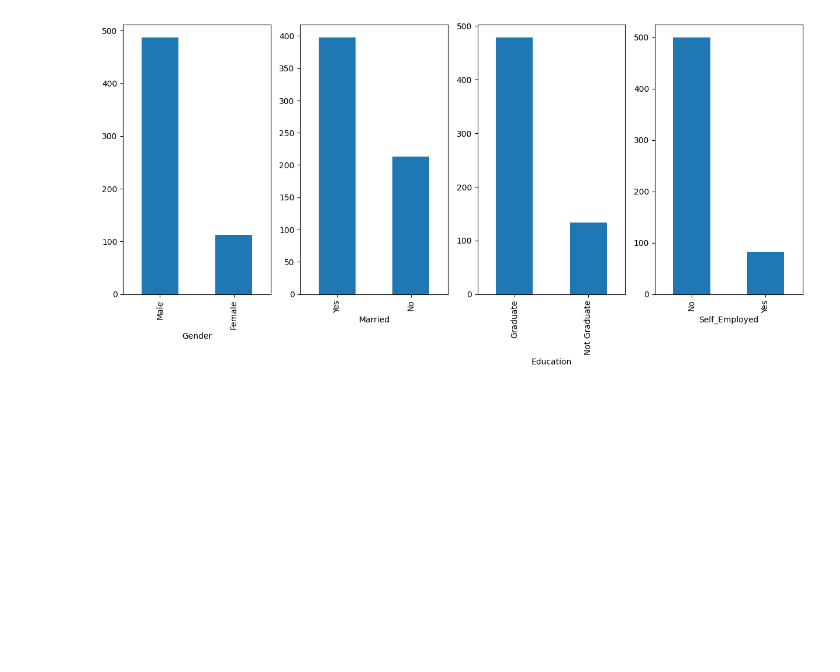
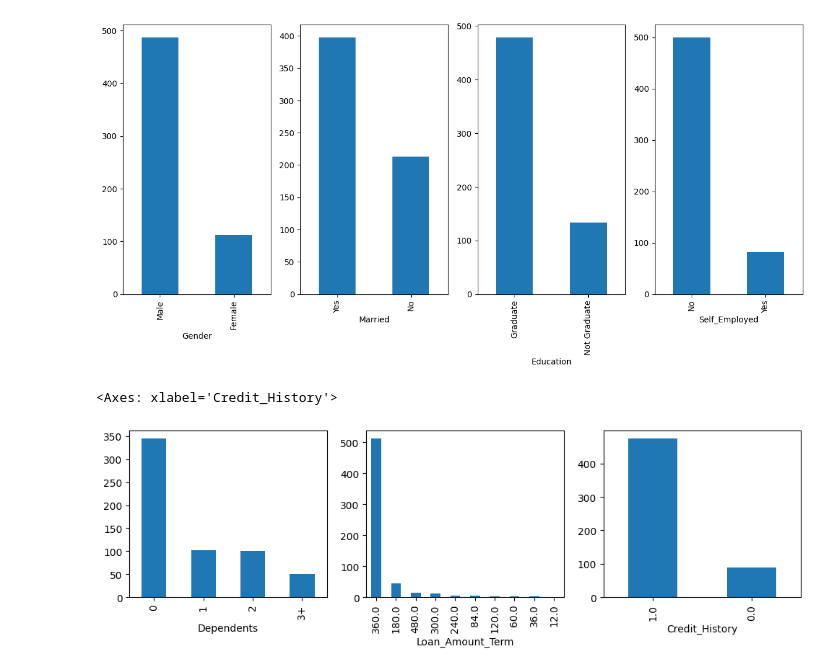
Before and after one commit to LoneCoder21/Loan-Eligibility, a Jupyter notebook: loaneligibility.ipynb, the cells around one changed output. Drawn from its saved outputs; the diff is of its cells as text; code cells hidden in the pictures; blank space fills up the shorter version.

```diff
--- a/loaneligibility.ipynb
+++ b/loaneligibility.ipynb
@@ -73,3 +107,19 @@ self_employed_counts.plot(kind='bar',  ax=axes[3])
 # %% [output]
 <Axes: xlabel='Self_Employed'>
 [figure]
+# %%
+fig, axes = plt.subplots(1, 3, figsize=(12, 3))
+
+dependent_counts = data['Dependents'].value_counts()
+dependent_counts.plot(kind='bar', ax=axes[0])
+
+loan_term_counts = data['Loan_Amount_Term'].value_counts()
+loan_term_counts.plot(kind='bar', ax=axes[1])
+
+loan_term_counts = data['Credit_History'].value_counts()
+loan_term_counts.plot(kind='bar', ax=axes[2])
+
+# Visualize the rest of categorical features with null values
+# %% [output]
+<Axes: xlabel='Credit_History'>
+[figure, added]
```
Also changed, not shown: parts of 9 cells of this notebook.
